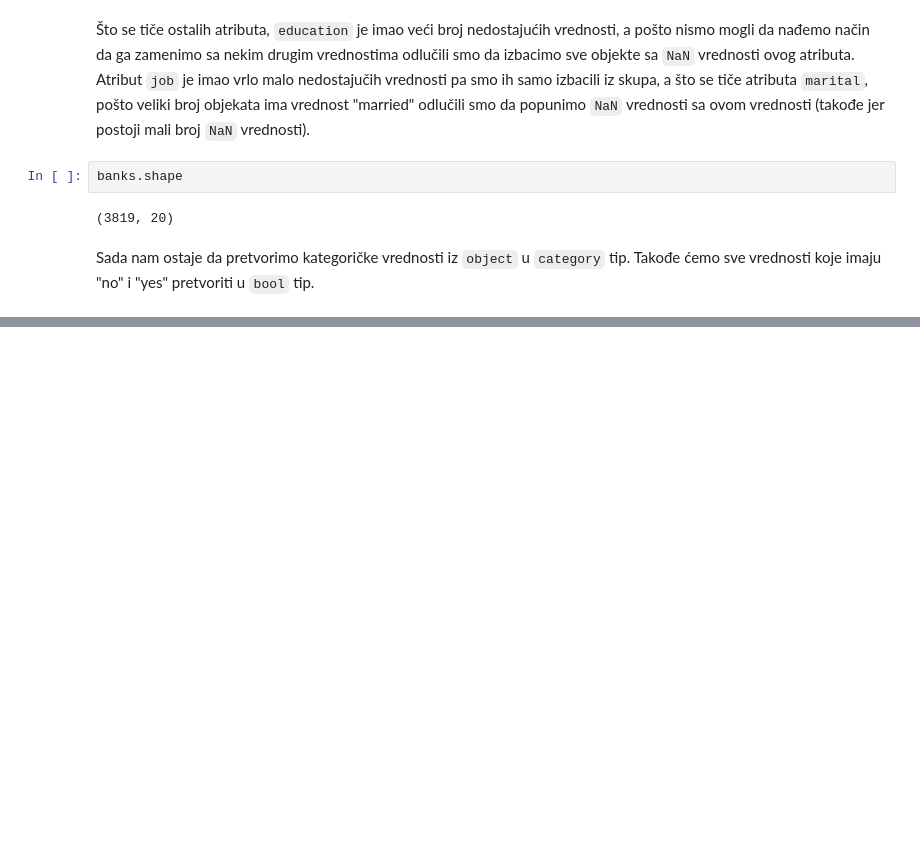
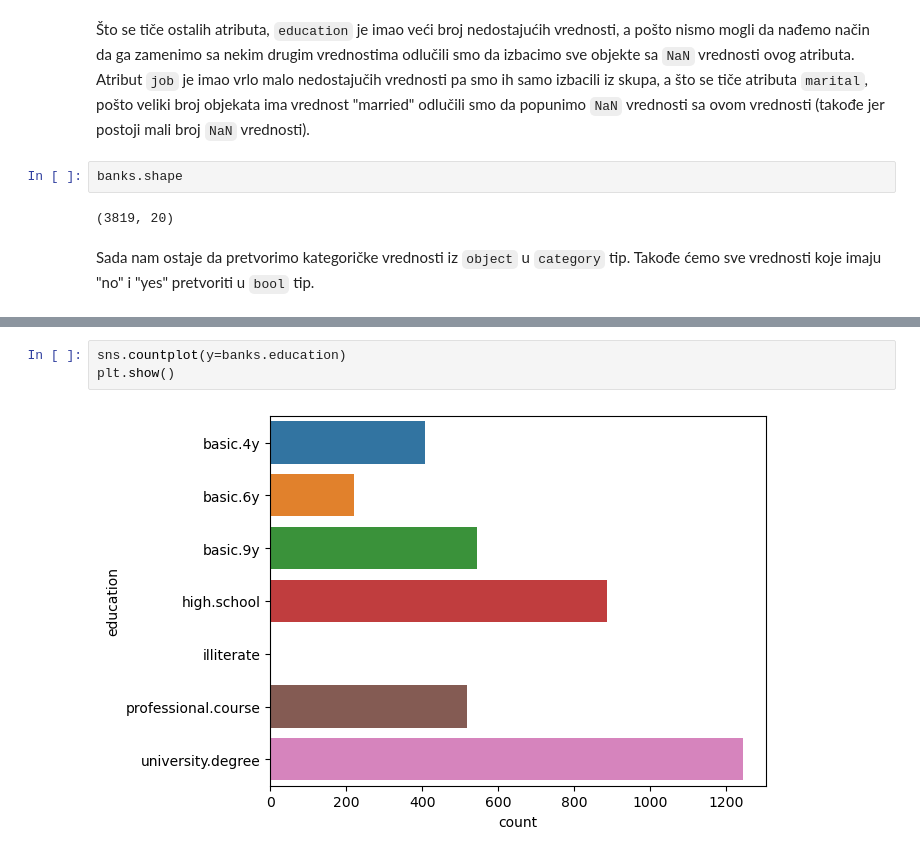
Before and after one commit to NemanjaGojkovic/Kori-enje-klasifikacije-i-klasterovanja-u-sistemu-banke, a Jupyter notebook: Analiza podataka (2. domaci).ipynb, the cells around one changed output, grey strips where cells are left out. Cells and saved outputs as stored; diff of their text form; blank space fills up the shorter version.

```diff
--- a/Analiza podataka (2. domaci).ipynb
+++ b/Analiza podataka (2. domaci).ipynb
@@ -496,0 +580,5 @@ Sada nam ostaje da pretvorimo kategoričke vrednosti iz `object` u `category` ti
+# %%
+sns.countplot(y=banks.education)
+plt.show()
+# %% [output]
+[figure, added]
```
Also changed, not shown: parts of 40 cells of this notebook, 2 other files.
